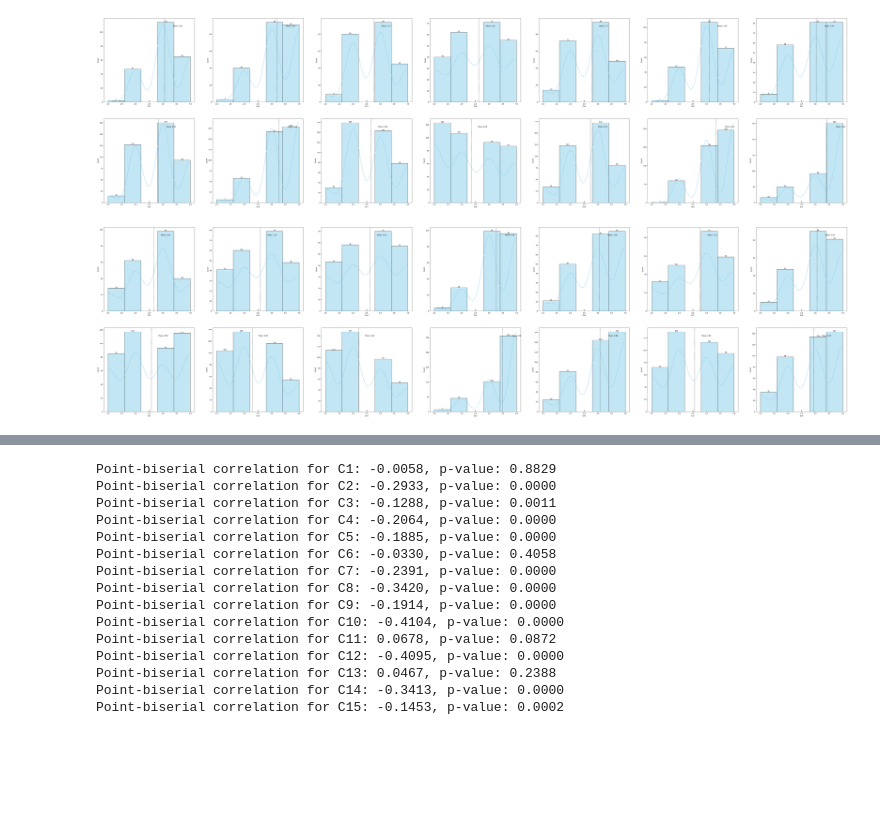
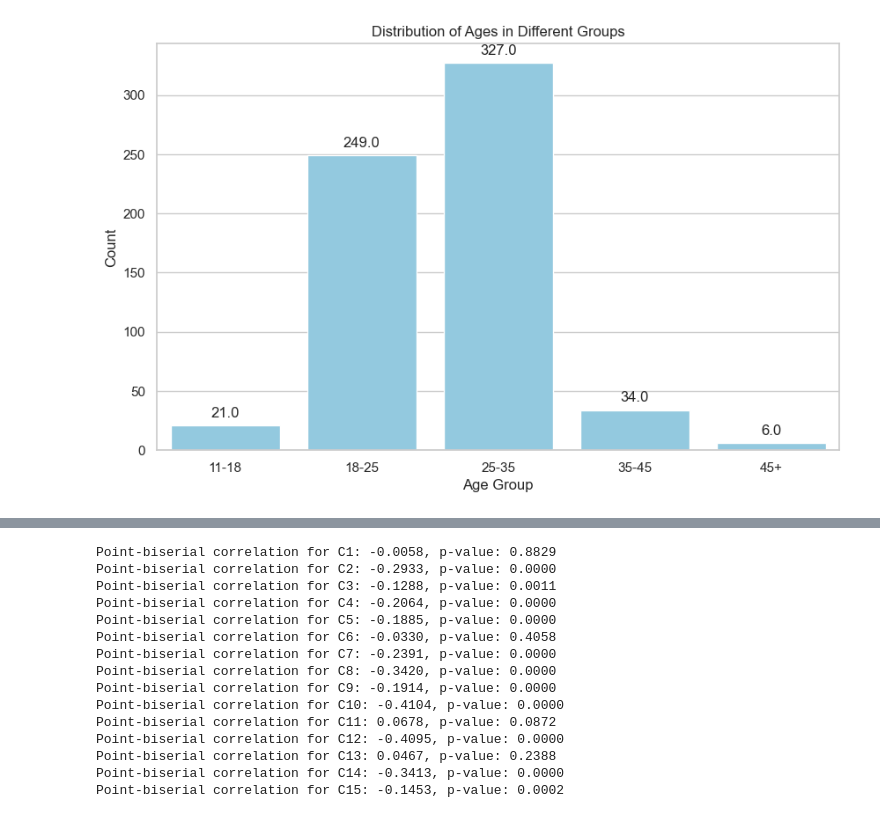
Before and after one commit to Kafrawy31/Data-Science-CW, a Jupyter notebook: main.ipynb, the cells around one changed output, grey strips where cells are left out. Saved outputs shown, nothing was run; the diff lists cells and outputs as text; code cells hidden in the pictures; blank space fills up the shorter version.

```diff
--- a/main.ipynb
+++ b/main.ipynb
@@ -107,42 +32,28 @@ plot_histogram_with_distribution(ax27, female_data_frame, 'E14')
-# %%
-fig3 , ((ax1,ax2,ax3,ax4,ax5,ax6,ax7),(ax21,ax22,ax23,ax24,ax25,ax26,ax27)) = plt.subplots(nrows = 2, ncols=7, figsize=(80,20))
-
-plot_histogram_with_distribution(ax1, male_data_frame, 'E15')
-plot_histogram_with_distribution(ax2, male_data_frame, 'E16')
-plot_histogram_with_distribution(ax3, male_data_frame, 'E17')
-plot_histogram_with_distribution(ax4, male_data_frame, 'E18')
-plot_histogram_with_distribution(ax5, male_data_frame, 'E19')
-plot_histogram_with_distribution(ax6, male_data_frame, 'E20')
-plot_histogram_with_distribution(ax7, male_data_frame, 'E21')
-
-# Plot histograms with distribution lines for females
-plot_histogram_with_distribution(ax21, female_data_frame, 'E15')
-plot_histogram_with_distribution(ax22, female_data_frame, 'E16')
-plot_histogram_with_distribution(ax23, female_data_frame, 'E17')
-plot_histogram_with_distribution(ax24, female_data_frame, 'E18')
-plot_histogram_with_distribution(ax25, female_data_frame, 'E19')
-plot_histogram_with_distribution(ax26, female_data_frame, 'E20')
-plot_histogram_with_distribution(ax27, female_data_frame, 'E21')
-# %% [output]
-[figure, removed]
-# %%
-fig4 , ((ax1,ax2,ax3,ax4,ax5,ax6,ax7),(ax21,ax22,ax23,ax24,ax25,ax26,ax27)) = plt.subplots(nrows = 2, ncols=7, figsize=(80,20))
-
-plot_histogram_with_distribution(ax1, male_data_frame, 'E22')
-plot_histogram_with_distribution(ax2, male_data_frame, 'E23')
-plot_histogram_with_distribution(ax3, male_data_frame, 'E24')
-plot_histogram_with_distribution(ax4, male_data_frame, 'E25')
-plot_histogram_with_distribution(ax5, male_data_frame, 'E26')
-plot_histogram_with_distribution(ax6, male_data_frame, 'E27')
-plot_histogram_with_distribution(ax7, male_data_frame, 'E28')
-
-# Plot histograms with distribution lines for females
-plot_histogram_with_distribution(ax21, female_data_frame, 'E22')
-plot_histogram_with_distribution(ax22, female_data_frame, 'E23')
-plot_histogram_with_distribution(ax23, female_data_frame, 'E24')
-plot_histogram_with_distribution(ax24, female_data_frame, 'E25')
-plot_histogram_with_distribution(ax25, female_data_frame, 'E26')
-plot_histogram_with_distribution(ax26, female_data_frame, 'E27')
-plot_histogram_with_distribution(ax27, female_data_frame, 'E28')
-# %% [output]
-[figure, removed]
+# %%
+# Convert 'A5' to numeric
+data['A5'] = pd.to_numeric(data['A5'], errors='coerce')
+
+# Define bins(ranges of ages) [11-18, 18-25, 25-35, 35-45, 45-55,] and labels
+bins = [11, 18, 25, 35, 45, 55]
+labels = ['11-18', '18-25', '25-35', '35-45', '45-55']
+
+# Create age categories
+data['AgeGroup'] = pd.cut(data['A5'], bins=bins, labels=labels, right=False)
+
+# Plot the histogram
+plt.figure(figsize=(10, 6))
+sns.set(style="whitegrid")
+ax = sns.barplot(x=data['AgeGroup'].value_counts().index, y=data['AgeGroup'].value_counts().values, color='skyblue')
+
+# Add count annotations above each bar
+for p in ax.patches:
+    ax.annotate(f'{p.get_height()}', (p.get_x() + p.get_width() / 2., p.get_height()), ha='center', va='center', xytext=(0, 10), textcoords='offset points')
+
+# Add labels and title
+plt.xlabel('Age Group')
+plt.ylabel('Count')
+plt.title('Distribution of Ages in Different Groups')
+
+plt.show()
+# %% [output]
+[figure, added]
```
Also changed, not shown: parts of 16 cells of this notebook, 2 other files.
